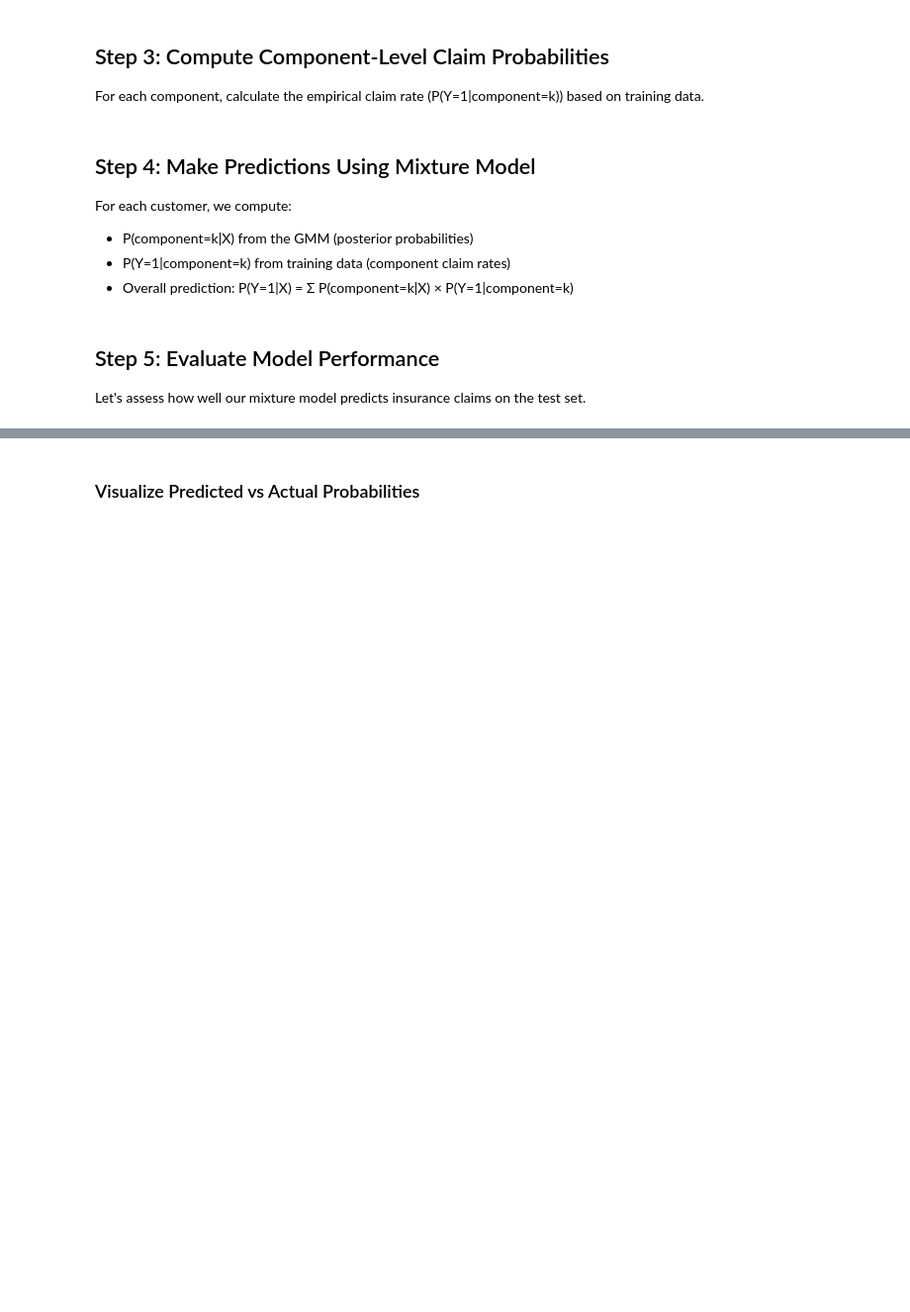
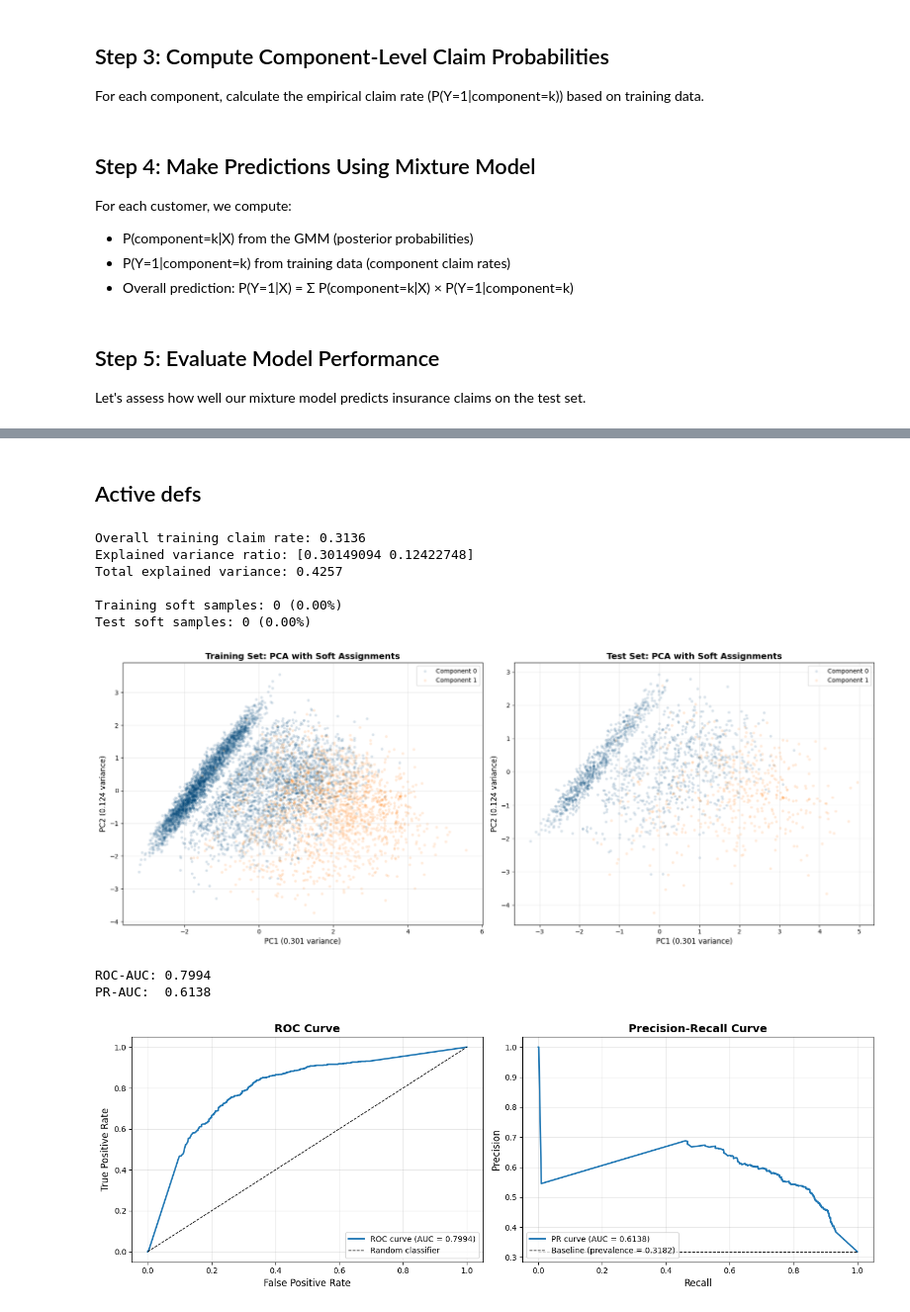
Before and after one commit to yoav-ayalon/course-ML-DM, a Jupyter notebook: Project/src/models/mix_model.ipynb, the cells around one changed output, grey strips where cells are left out. Shown at 99% size. Saved outputs shown, nothing was run; the diff lists cells and outputs as text; code cells hidden in the pictures; blank space fills up the shorter version.

```diff
--- a/Project/src/models/mix_model.ipynb
+++ b/Project/src/models/mix_model.ipynb
@@ -404,16 +976,0 @@ print(classification_report(y_test, y_test_pred, target_names=['No Claim', 'Clai
-# %%
-# Plot ROC Curve
-fpr, tpr, thresholds = roc_curve(y_test, y_test_pred_proba)
-
-plt.figure(figsize=(8, 6))
-plt.plot(fpr, tpr, color='darkorange', lw=2, label=f'ROC curve (AUC = {roc_auc:.4f})')
-plt.plot([0, 1], [0, 1], color='navy', lw=2, linestyle='--', label='Random Classifier')
-plt.xlim([0.0, 1.0])
-plt.ylim([0.0, 1.05])
-plt.xlabel('False Positive Rate', fontsize=12)
-plt.ylabel('True Positive Rate', fontsize=12)
-plt.title('ROC Curve - Mixture Model', fontsize=14, fontweight='bold')
-plt.legend(loc="lower right")
-plt.grid(alpha=0.3)
-plt.tight_layout()
-plt.show()
@@ -448,2 +976,0 @@ for k in range(n_components):
-# %% [markdown]
-### Visualize Predicted vs Actual Probabilities
@@ -477,0 +1085,48 @@ plt.show()
+# %% [markdown]
+## Active defs
+# %%
+#n_components = 2
+all_results = []
+for n_components in [2,3,6,8,10]:
+    gmm, train_component_probs, train_components = fit_GMM(
+        X_train_scaled, n_components, covariance_type='diag', reg_covariance=1e-6, verbose=False)
+
+    component_claim_probs_hard, component_claim_probs_soft = calculate_component_claim_probabilities(
+        y_train, train_component_probs, train_components, n_components, verbose=False)
+
+    y_train_pred_proba, y_val_pred_proba, y_test_pred_proba, test_component_probs = predicted_probabilities(
+        gmm, X_train_scaled, y_train, X_val_scaled, y_val, X_test_scaled, y_test, component_claim_probs_soft, verbose=False)
+
+
+    soft_train_df = analyze_soft_assignments(train_component_probs, tol=1e-2, n_show=10, verbose=False)
+    soft_test_df = analyze_soft_assignments(test_component_probs, tol=1e-2, n_show=10, verbose=False)
+
+    visualize_pca_with_soft_samples(X_train_scaled, X_test_scaled, gmm, soft_train_df, soft_test_df, train_components)
+
+    roc_auc, pr_auc = evaluate_model_performance(y_test, y_test_pred_proba)
+
+    thr_best, val_stats = find_best_threshold(y_val, y_val_pred_proba, metric="f1", verbose=True)
+    test_stats = evaluate_at_threshold(y_test, y_test_pred_proba, thr_best, verbose=True)
+
+    all_results.append({
+        "K": n_components,
+        "thr_best": thr_best,
+        "val_stats": val_stats,
+        "test_stats": test_stats})
+
+summary_df = build_summary_table(all_results, sort_by="TEST_f1", ascending=False)
+pd.set_option("display.width", 2000)
+pd.set_option("display.max_columns", None)    # show all columns
+pd.set_option("display.expand_frame_repr", False)  # prevent line-wrapping
+print(summary_df)
+# %% [output]
+Overall training claim rate: 0.3136
+Explained variance ratio: [0.30149094 0.12422748]
+Total explained variance: 0.4257
+
+Training soft samples: 0 (0.00%)
+Test soft samples: 0 (0.00%)
+[figure, added]
+ROC-AUC: 0.7994
+PR-AUC:  0.6138
+[figure, added]
```
Also changed, not shown: parts of 19 cells of this notebook, 3 other files.
